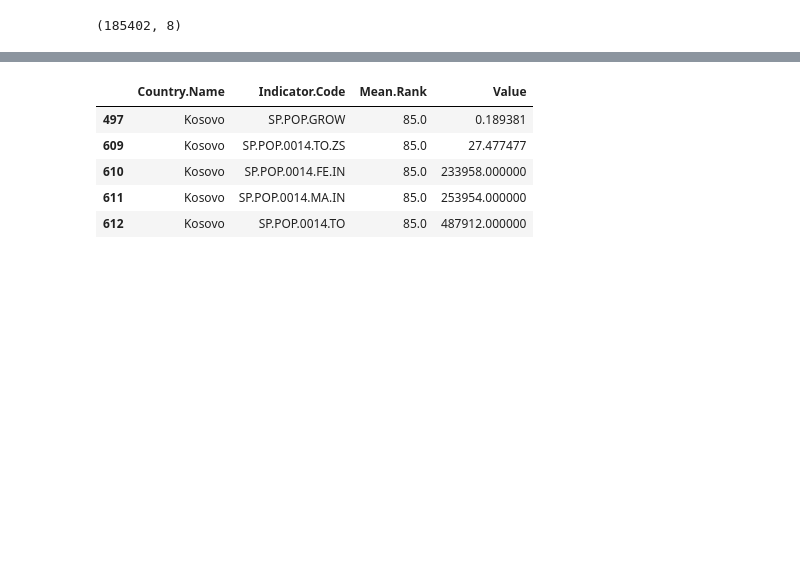
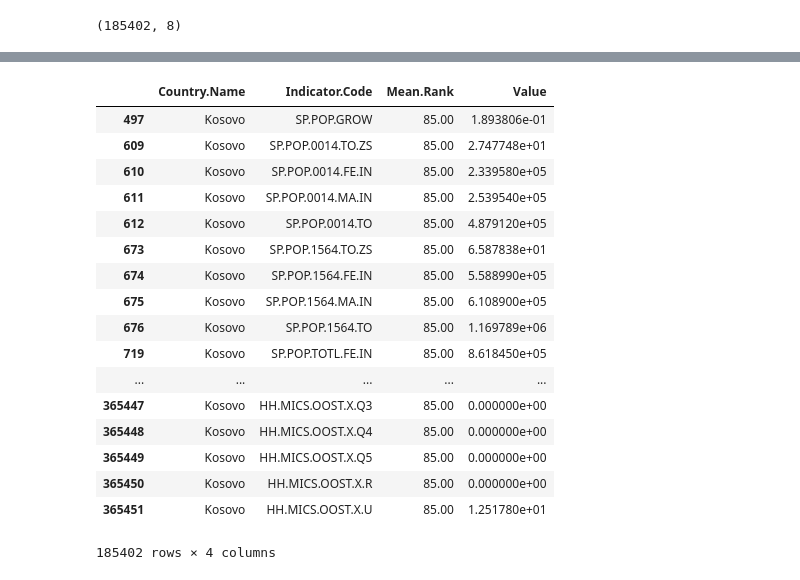
Before and after one commit to alexucb/Data-Challenge, a Jupyter notebook: SlingMedia-1.ipynb, the cells around one changed output, grey strips where cells are left out. Drawn from its saved outputs; the diff is of its cells as text; code cells hidden in the pictures; blank space fills up the shorter version.

```diff
--- a/SlingMedia-1.ipynb
+++ b/SlingMedia-1.ipynb
@@ -51,12 +51,24 @@ data2.head(10)
 | 719 | Kosovo | Kosovo | SP.POP.TOTL.FE.IN | SP.POP.TOTL.FE.IN | Population, female | 85.0 | ... |
 # %%
 data2=data2.drop(["Number of Records","Country.Name (imo.csv)","Indicator.Code (edustats indicators.csv)","Indicator.Name"],axis=1)
-data2.head()
+data2
 # %% [output]
 |  | Country.Name | Indicator.Code | Mean.Rank | Value |
-| 497 | Kosovo | SP.POP.GROW | 85.0 | 0.189381 |
-| 609 | Kosovo | SP.POP.0014.TO.ZS | 85.0 | 27.477477 |
-| 610 | Kosovo | SP.POP.0014.FE.IN | 85.0 | 233958.000000 |
-| 611 | Kosovo | SP.POP.0014.MA.IN | 85.0 | 253954.000000 |
-| 612 | Kosovo | SP.POP.0014.TO | 85.0 | 487912.000000 |
+| 497 | Kosovo | SP.POP.GROW | 85.00 | 1.893806e-01 |
+| 609 | Kosovo | SP.POP.0014.TO.ZS | 85.00 | 2.747748e+01 |
+| 610 | Kosovo | SP.POP.0014.FE.IN | 85.00 | 2.339580e+05 |
+| 611 | Kosovo | SP.POP.0014.MA.IN | 85.00 | 2.539540e+05 |
+| 612 | Kosovo | SP.POP.0014.TO | 85.00 | 4.879120e+05 |
+| 673 | Kosovo | SP.POP.1564.TO.ZS | 85.00 | 6.587838e+01 |
+| 674 | Kosovo | SP.POP.1564.FE.IN | 85.00 | 5.588990e+05 |
+| 675 | Kosovo | SP.POP.1564.MA.IN | 85.00 | 6.108900e+05 |
+| 676 | Kosovo | SP.POP.1564.TO | 85.00 | 1.169789e+06 |
+| 719 | Kosovo | SP.POP.TOTL.FE.IN | 85.00 | 8.618450e+05 |
+| ... | ... | ... | ... | ... |
+| 365447 | Kosovo | HH.MICS.OOST.X.Q3 | 85.00 | 0.000000e+00 |
+| 365448 | Kosovo | HH.MICS.OOST.X.Q4 | 85.00 | 0.000000e+00 |
+| 365449 | Kosovo | HH.MICS.OOST.X.Q5 | 85.00 | 0.000000e+00 |
+| 365450 | Kosovo | HH.MICS.OOST.X.R | 85.00 | 0.000000e+00 |
+| 365451 | Kosovo | HH.MICS.OOST.X.U | 85.00 | 1.251780e+01 |
+185402 rows × 4 columns
 # %%
```
Also changed, not shown: parts of 11 cells of this notebook.
